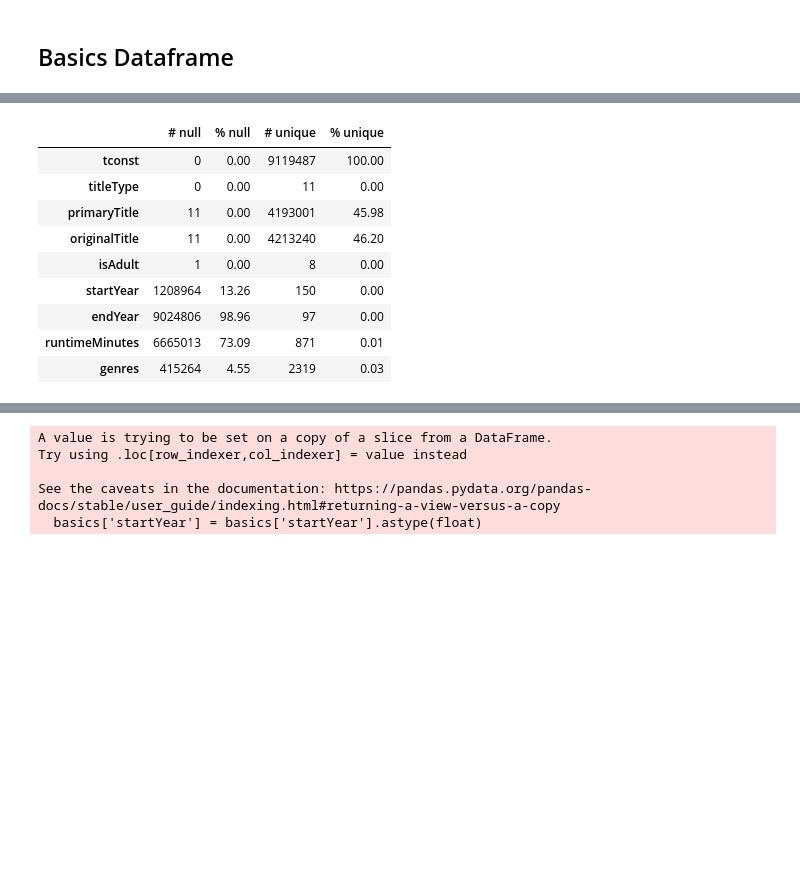
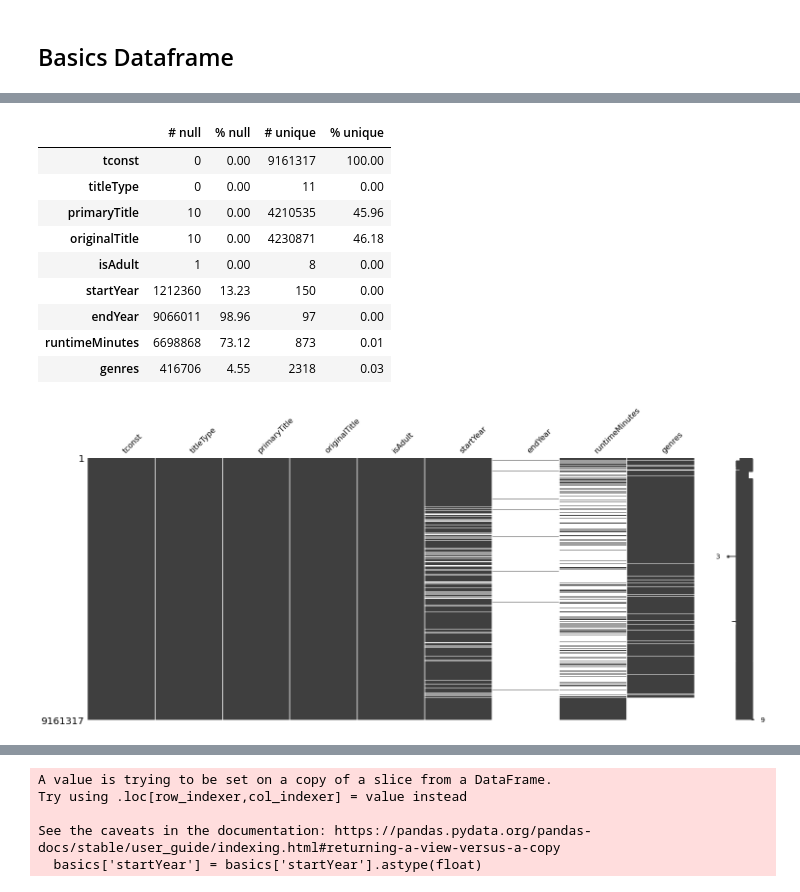
Before and after one commit to cole-beach/What-Makes-A-Movie-Successful, a Jupyter notebook: What Makes a Movie Successful - Part 01.ipynb, the cells around one changed output, grey strips where cells are left out. Cells and saved outputs as stored; diff of their text form; code cells hidden in the pictures; blank space fills up the shorter version.

```diff
--- a/What Makes a Movie Successful - Part 01.ipynb
+++ b/What Makes a Movie Successful - Part 01.ipynb
@@ -28,8 +76,9 @@ sorted(os.listdir("Data/"))
 # %% [markdown]
 ## Basics Dataframe
 # %%
-basics_url = "https://datasets.imdbws.com/title.basics.tsv.gz"
-basics = pd.read_csv(basics_url,sep='\t', low_memory=False)
+## title basics
+url_title_basics = 'https://datasets.imdbws.com/title.basics.tsv.gz'
+basics = pd.read_csv(url_title_basics, sep='\t',low_memory=False)
 basics.info()
 basics.head()
 # %% [output]
@@ -73,14 +129,15 @@ check_nulls_nunique(basics)
 # %%
 basics.replace({'\\N':np.nan},inplace=True)
-check_nulls_nunique(basics)
+pf.check_nulls_nunique(basics)
 # %% [output]
 |  | # null | % null | # unique | % unique |
-| tconst | 0 | 0.00 | 9119487 | 100.00 |
+| tconst | 0 | 0.00 | 9161317 | 100.00 |
 | titleType | 0 | 0.00 | 11 | 0.00 |
-| primaryTitle | 11 | 0.00 | 4193001 | 45.98 |
-| originalTitle | 11 | 0.00 | 4213240 | 46.20 |
+| primaryTitle | 10 | 0.00 | 4210535 | 45.96 |
+| originalTitle | 10 | 0.00 | 4230871 | 46.18 |
 | isAdult | 1 | 0.00 | 8 | 0.00 |
-| startYear | 1208964 | 13.26 | 150 | 0.00 |
-| endYear | 9024806 | 98.96 | 97 | 0.00 |
-| runtimeMinutes | 6665013 | 73.09 | 871 | 0.01 |
-| genres | 415264 | 4.55 | 2319 | 0.03 |
+| startYear | 1212360 | 13.23 | 150 | 0.00 |
+| endYear | 9066011 | 98.96 | 97 | 0.00 |
+| runtimeMinutes | 6698868 | 73.12 | 873 | 0.01 |
+| genres | 416706 | 4.55 | 2318 | 0.03 |
+[figure, added]
```
Also changed, not shown: parts of 44 cells of this notebook, 4 other files.
